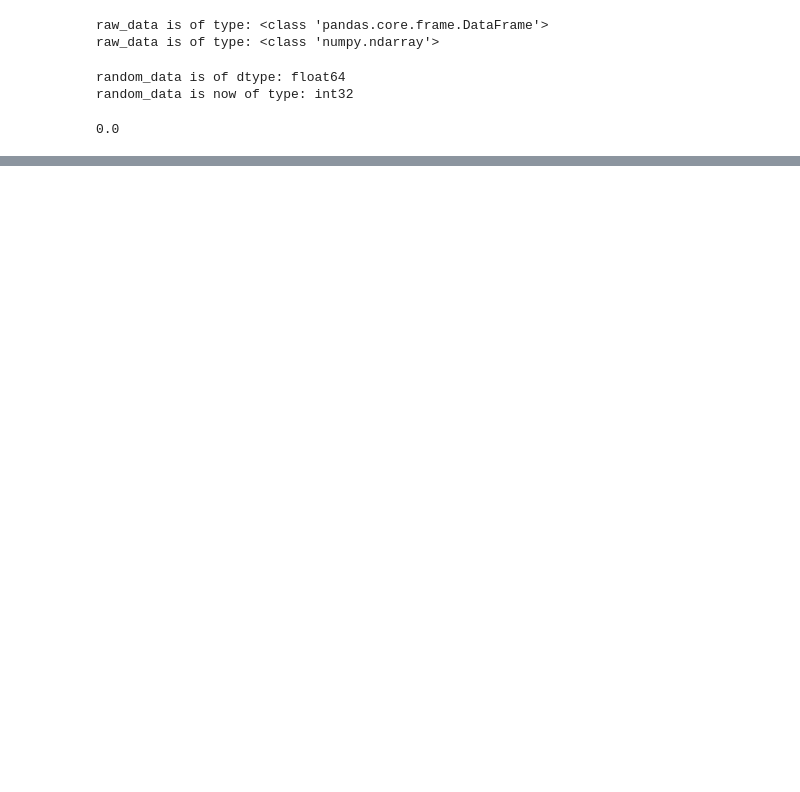
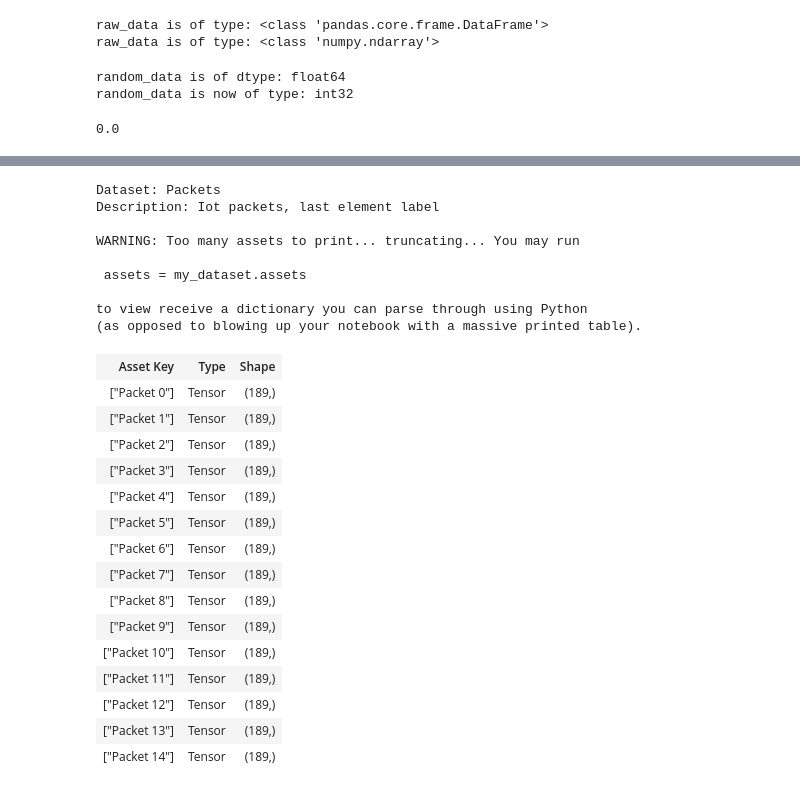
Before and after one commit to indianatoms/FL-PCAP-Analysis, a Jupyter notebook: syft/pysyft_client.ipynb, the cells around one changed output, grey strips where cells are left out. Saved outputs shown, nothing was run; the diff lists cells and outputs as text; code cells hidden in the pictures; blank space fills up the shorter version.

```diff
--- a/syft/pysyft_client.ipynb
+++ b/syft/pysyft_client.ipynb
@@ -43,7 +64,7 @@ x_train, x_test, y_train, y_test = train_test_split(X, y, test_size=0.33, random
 # %%
 # Convert a Pandas Dataframe to NumPy array
-print(f'raw_data is of type: {type(x_train)}')
-raw_data = x_train.values
+print(f'raw_data is of type: {type(X)}')
+raw_data = X.values
 print(f'raw_data is of type: {type(raw_data)}')
 # %% [output]
 raw_data is of type: <class 'pandas.core.frame.DataFrame'>
@@ -139,7 +161,7 @@ Tensor(child=SingleEntityPhiTensor(entity=packet 0, child=[66238    15     4
 # %%
 dataset = dict()
 entities = []
-for i in range(raw_data.shape[-1]):
+for i in range(raw_data.shape[0]):
     packet_name = f"Packet {i}"
 
     # Create a new Entity correspoinding to the country and add it to the list
@@ -147,4 +169,4 @@ for i in range(raw_data.shape[-1]):
     entities.append(new_entity)
 
     # Add it to the Dataset Dictionary
-    dataset[country_name] = sy.Tensor(raw_data[:, i].astype(np.int32)).private(min_val=0, max_val=150000, entities=new_entity)
+    dataset[packet_name] = sy.Tensor(raw_data[i, :].astype(np.int32)).private(min_val=0, max_val=4280658180, entities=new_entity)
@@ -150,0 +193,3 @@ for i in range(raw_data.shape[-1]):
+# %%
+# Login to Domain Node
+domain_node = sy.login(email="info@openmined.org", password="changethis", port=8081)
@@ -150,0 +205,8 @@ for i in range(raw_data.shape[-1]):
+# %%
+# Upload the dataset!
+domain_node.load_dataset(
+    assets=dataset,
+    name="Packets",
+    description="Iot packets, last element label",
+    metadata="iot"
+)
@@ -150,0 +224,28 @@ for i in range(raw_data.shape[-1]):
+# %%
+domain_node.datasets[2]
+# %% [output]
+Dataset: Packets
+Description: Iot packets, last element label
+
+WARNING: Too many assets to print... truncating... You may run
+
+ assets = my_dataset.assets
+
+to view receive a dictionary you can parse through using Python
+(as opposed to blowing up your notebook with a massive printed table).
+| Asset Key | Type | Shape |
+| ["Packet 0"] | Tensor | (189,) |
+| ["Packet 1"] | Tensor | (189,) |
+| ["Packet 2"] | Tensor | (189,) |
+| ["Packet 3"] | Tensor | (189,) |
+| ["Packet 4"] | Tensor | (189,) |
+| ["Packet 5"] | Tensor | (189,) |
+| ["Packet 6"] | Tensor | (189,) |
+| ["Packet 7"] | Tensor | (189,) |
+| ["Packet 8"] | Tensor | (189,) |
+| ["Packet 9"] | Tensor | (189,) |
+| ["Packet 10"] | Tensor | (189,) |
+| ["Packet 11"] | Tensor | (189,) |
+| ["Packet 12"] | Tensor | (189,) |
+| ["Packet 13"] | Tensor | (189,) |
+| ["Packet 14"] | Tensor | (189,) |
```
Also changed, not shown: parts of 14 cells of this notebook.
